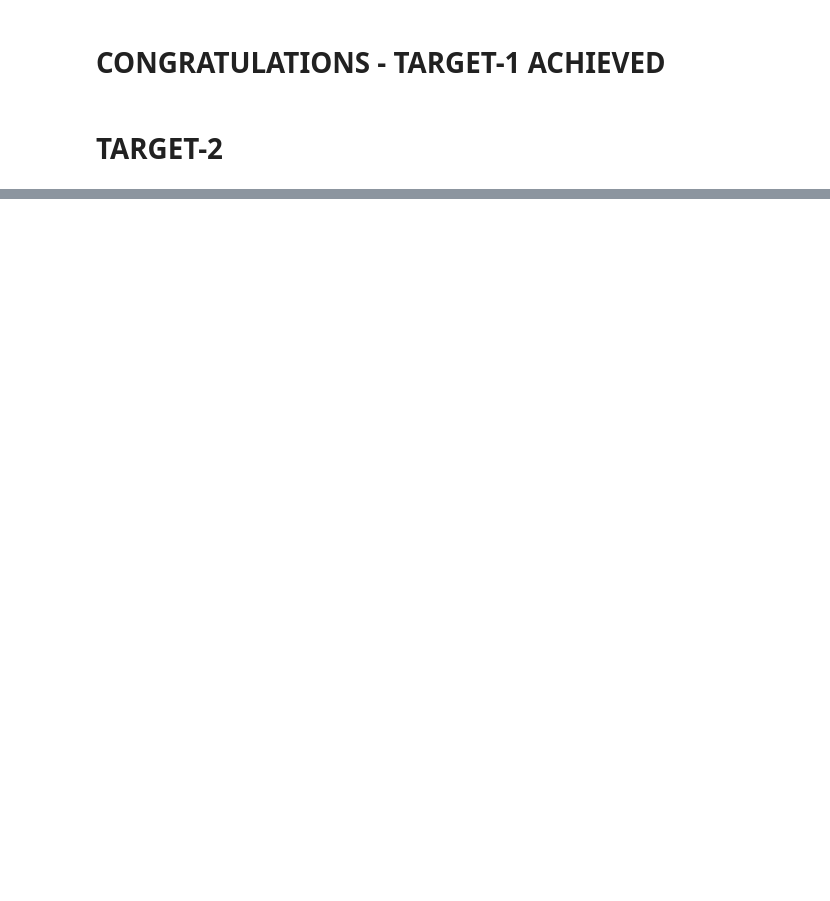
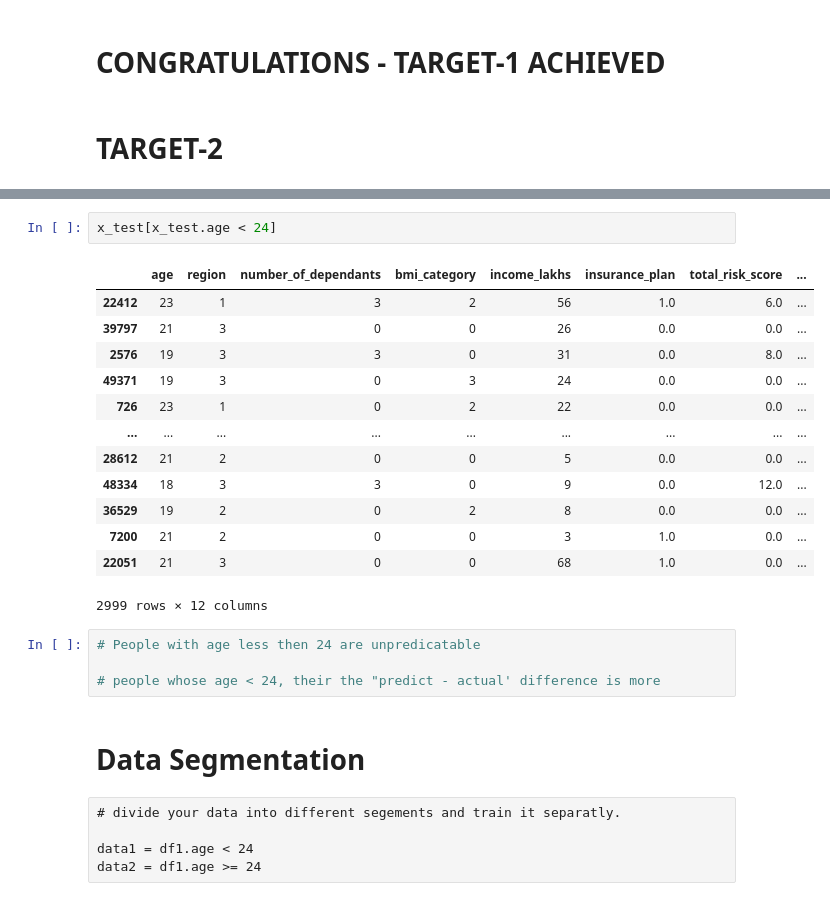
Before and after one commit to puneet-cs/DS19_ML_Project, a Jupyter notebook: DS19_Step1_EDA.ipynb, the cells around one changed output, grey strips where cells are left out. Drawn from its saved outputs; the diff is of its cells as text; blank space fills up the shorter version.

```diff
--- a/DS19_Step1_EDA.ipynb
+++ b/DS19_Step1_EDA.ipynb
@@ -695,0 +756,27 @@ extreme_result_df
+# %%
+x_test[x_test.age < 24]
+# %% [output]
+|  | age | region | number_of_dependants | bmi_category | income_lakhs | insurance_plan | total_risk_score | ... |
+| 22412 | 23 | 1 | 3 | 2 | 56 | 1.0 | 6.0 | ... |
+| 39797 | 21 | 3 | 0 | 0 | 26 | 0.0 | 0.0 | ... |
+| 2576 | 19 | 3 | 3 | 0 | 31 | 0.0 | 8.0 | ... |
+| 49371 | 19 | 3 | 0 | 3 | 24 | 0.0 | 0.0 | ... |
+| 726 | 23 | 1 | 0 | 2 | 22 | 0.0 | 0.0 | ... |
+| ... | ... | ... | ... | ... | ... | ... | ... | ... |
+| 28612 | 21 | 2 | 0 | 0 | 5 | 0.0 | 0.0 | ... |
+| 48334 | 18 | 3 | 3 | 0 | 9 | 0.0 | 12.0 | ... |
+| 36529 | 19 | 2 | 0 | 2 | 8 | 0.0 | 0.0 | ... |
+| 7200 | 21 | 2 | 0 | 0 | 3 | 1.0 | 0.0 | ... |
+| 22051 | 21 | 3 | 0 | 0 | 68 | 1.0 | 0.0 | ... |
+2999 rows × 12 columns
+# %%
+# People with age less then 24 are unpredicatable
+
+# people whose age < 24, their the "predict - actual' difference is more
+# %% [markdown]
+# Data Segmentation
+# %% [raw]
+# divide your data into different segements and train it separatly.
+
+data1 = df1.age < 24
+data2 = df1.age >= 24
```
Also changed, not shown: parts of 19 cells of this notebook, 5 other files.
